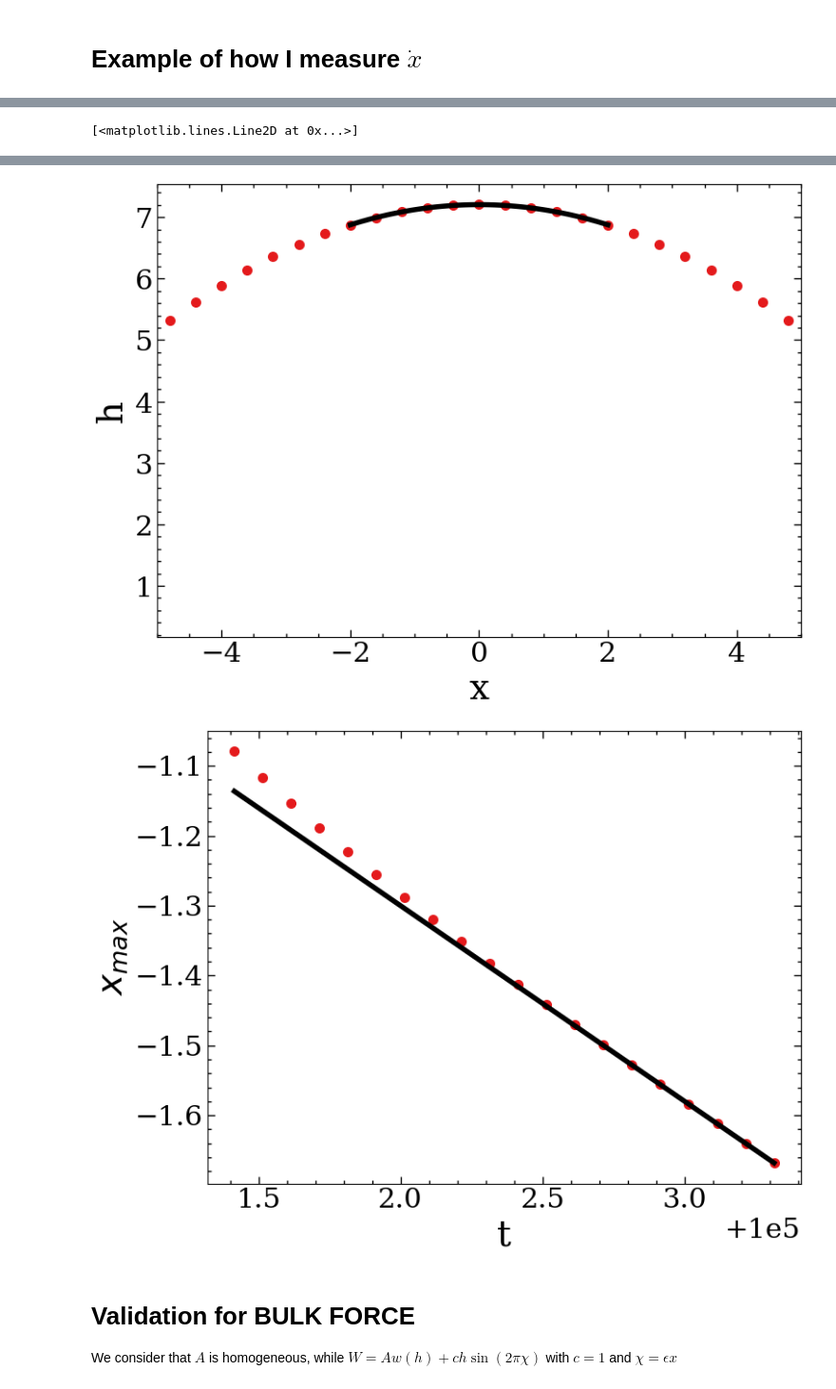
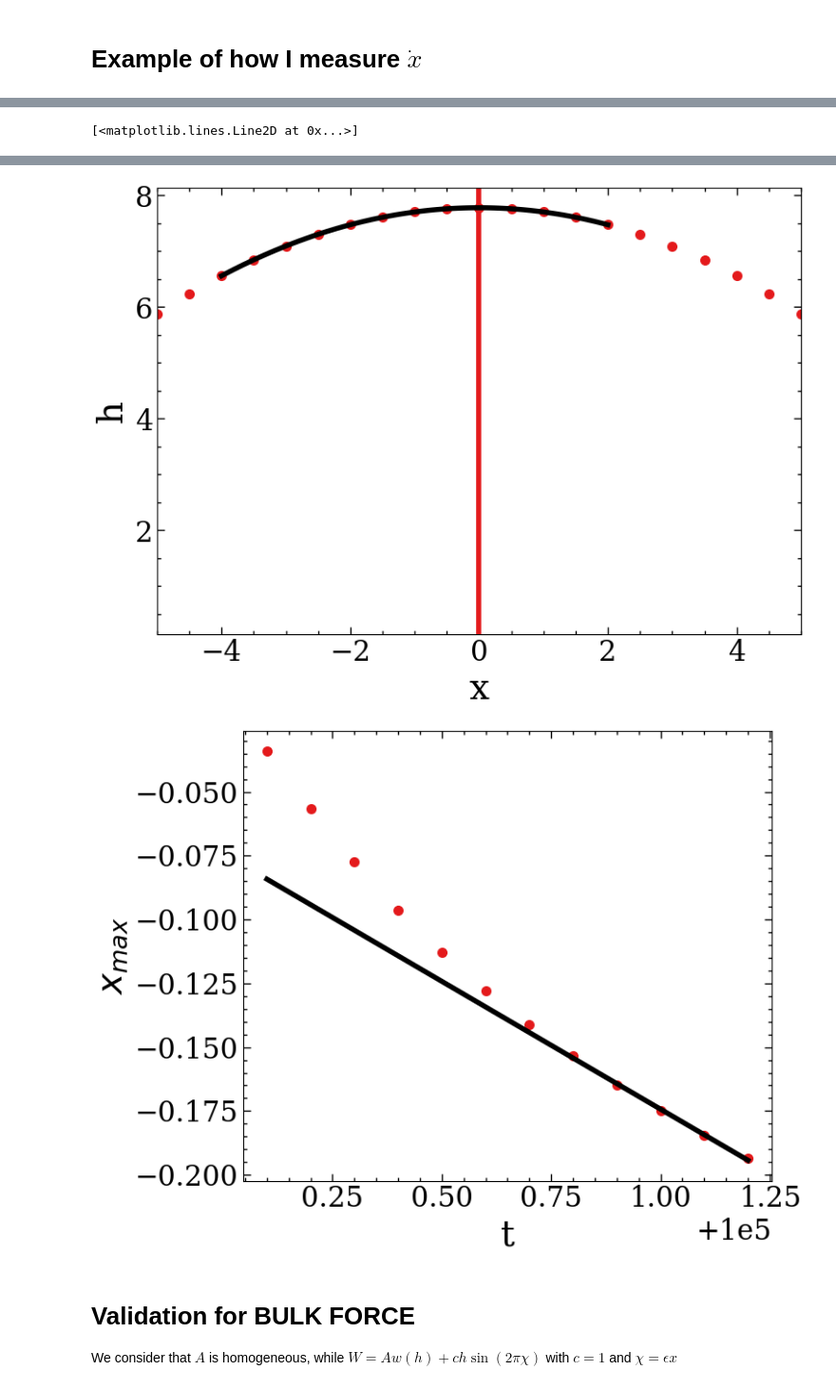
Before and after one commit to suanno/drop-dynamics, a Jupyter notebook: 2D analysis/pbc_validation.ipynb, the cells around one changed output, grey strips where cells are left out. Shown at 95% size. Saved outputs shown, nothing was run; the diff lists cells and outputs as text; code cells hidden in the pictures.

```diff
--- a/2D analysis/pbc_validation.ipynb
+++ b/2D analysis/pbc_validation.ipynb
@@ -99,6 +99,7 @@ def analyze_simulation(directory):
         i = np.argmax(h)
         xmax = x[i]
         hmax = h[i]
+        hout=h[-1]
 
         npoints = 5  # Number of points to use for quadratic fit
         # Select npoints centered as much as possible around the maximum
@@ -118,7 +119,7 @@ def analyze_simulation(directory):
         # Vertex of parabola
         xmax = -b / (2 * a)
 
-        results.append([time, xmax, hmax])
+        results.append([time, xmax, hmax, hout])
 
     # Sort by time
     results = np.array(results)
@@ -129,10 +130,13 @@ def analyze_simulation(directory):
 # Example of how I measure $\dot{x}$
 # %%
 ha=0.5
-eps=0.00625
+eps=0.01
 hc=8
+F=3
 # Read hmax(t)
-res=analyze_simulation(f"pbc_hcenter_{hc:g}_c=1_eps={eps:g}/domain")
+#res=analyze_simulation(f"pbc_hcenter_{hc:g}_c=1_eps={eps:g}_tails/domain")
+res=analyze_simulation(f"pbc_hc{hc:g}_eps{eps:g}_F{F:g}/domain")
+
 hmax_ = res[-1,2]
 
 ### Decay of hmax(t)
@@ -151,7 +155,8 @@ plt.xlabel('x')
 plt.ylabel('h')
 print(hmax_)
 # Read x, y, h, p
-filename = f"pbc_hcenter_{hc:g}_c=1_eps={eps:g}/domain/domain_000015.txt"   # t = 8
+#filename = f"pbc_hcenter_{hc:g}_c=1_eps={eps:g}_tails/domain/domain_000015.txt"   # t = 8
+filename = f"pbc_hc{hc:g}_eps{eps:g}_F{F:g}/domain/domain_000002.txt"
 data = np.loadtxt(filename, comments="#")
 
 x = data[:, 0]
@@ -170,19 +175,20 @@ plt.xlim(-5,5)
 i = np.argmax(h)
 xmax = x[i]
 hmax = h[i]
-npoints = 5  # Number of points to use for quadratic fit
+npoints = 3  # Number of points to use for quadratic fit
 # Select npoints centered as much as possible around the maximum
 half = npoints // 2
 i0 = max(0, i - half)
-i1 = min(len(x), i0 + npoints)
+i1 = min(len(x), i0 + half)
 # Correct for boundary cases
 i0 = max(0, i1 - npoints)
 xx = x[i0:i1]
 yy = h[i0:i1]
+plt.axvline(xmax)
 # Fit quadratic: y = a*x^2 + b*x + c
 a, b, c = np.polyfit(xx, yy, 2)
 p = np.poly1d([a, b, c])
-plt.plot(np.linspace(-2,2,100), p(np.linspace(-2,2,100)), 'r-',color='black')  # Plot the fitted parabola
+plt.plot(np.linspace(-4,2,100), p(np.linspace(-4,2,100)), 'r-',color='black')  # Plot the fitted parabola
 xmax = -b / (2 * a)
 print(xmax)
 
@@ -190,9 +196,12 @@ print(xmax)
 plt.figure()
 plt.ylabel('$x_{max}$')
 plt.xlabel('t')
-xx = np.array(res[-20:,1])
-tt = np.array(res[-20:,0])
-c = np.polyfit(tt[-3:],xx[-3:],deg=1)
+tt = np.array(res[:,0])
+xx = np.array(res[:,1])
+mask = tt>1e5
+tt = tt[mask]
+xx = xx[mask]
+c = np.polyfit(tt[-5:],xx[-5:],deg=1) # Skip the time when the force is turned on
 p = np.poly1d(c)
 plt.plot(tt,xx,'.')
 plt.plot(tt,p(tt),'r-',color='black')  # Plot the fitted line
@@ -205,5 +214,5 @@ plt.plot(tt,p(tt),'r-',color='black')  # Plot the fitted line
-[figure, old version]
+[figure, new version]
-[figure, old version]
+[figure, new version]
 # %% [markdown]
 # Validation for BULK FORCE
 We consider that $A$ is homogeneous, while $W=Aw(h)+ch\sin(2\pi \chi)$ with $c=1$ and $\chi=\epsilon x$
```
Also changed, not shown: parts of 12 cells of this notebook, 5 other files.
